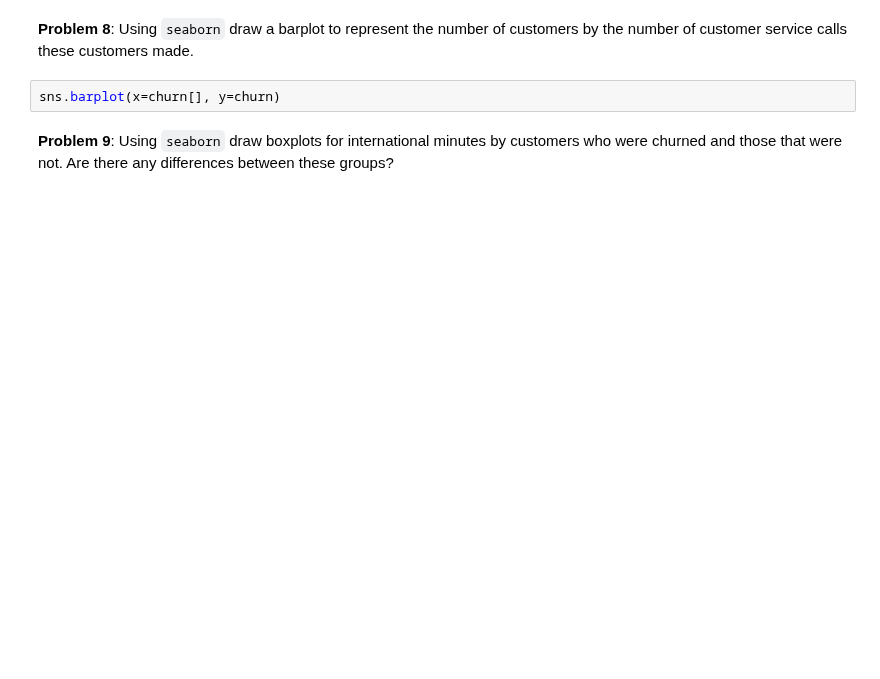
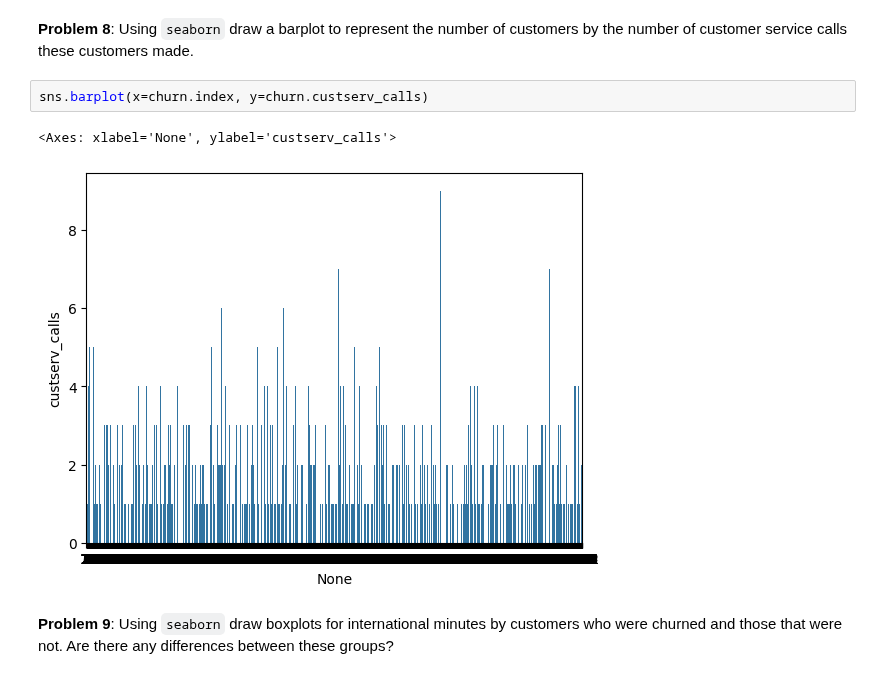
Before and after one commit to josepeon/python_dad_class, a Jupyter notebook: dad_homework_II.ipynb, the cells around one changed output. Cells and saved outputs as stored; diff of their text form; blank space fills up the shorter version.

```diff
--- a/dad_homework_II.ipynb
+++ b/dad_homework_II.ipynb
@@ -86,6 +102,9 @@ dtype: float64
 # %% [markdown]
 **Problem 8**: Using `seaborn` draw a barplot to represent the number of customers by the number of customer service calls these customers made.
 # %%
-sns.barplot(x=churn[], y=churn)
+sns.barplot(x=churn.index, y=churn.custserv_calls)
+# %% [output]
+<Axes: xlabel='None', ylabel='custserv_calls'>
+[figure, added]
 # %% [markdown]
 **Problem 9**: Using `seaborn` draw boxplots for international minutes by customers who were churned and those that were not.  Are there any differences between these groups?
```
Also changed, not shown: parts of 9 cells of this notebook.
